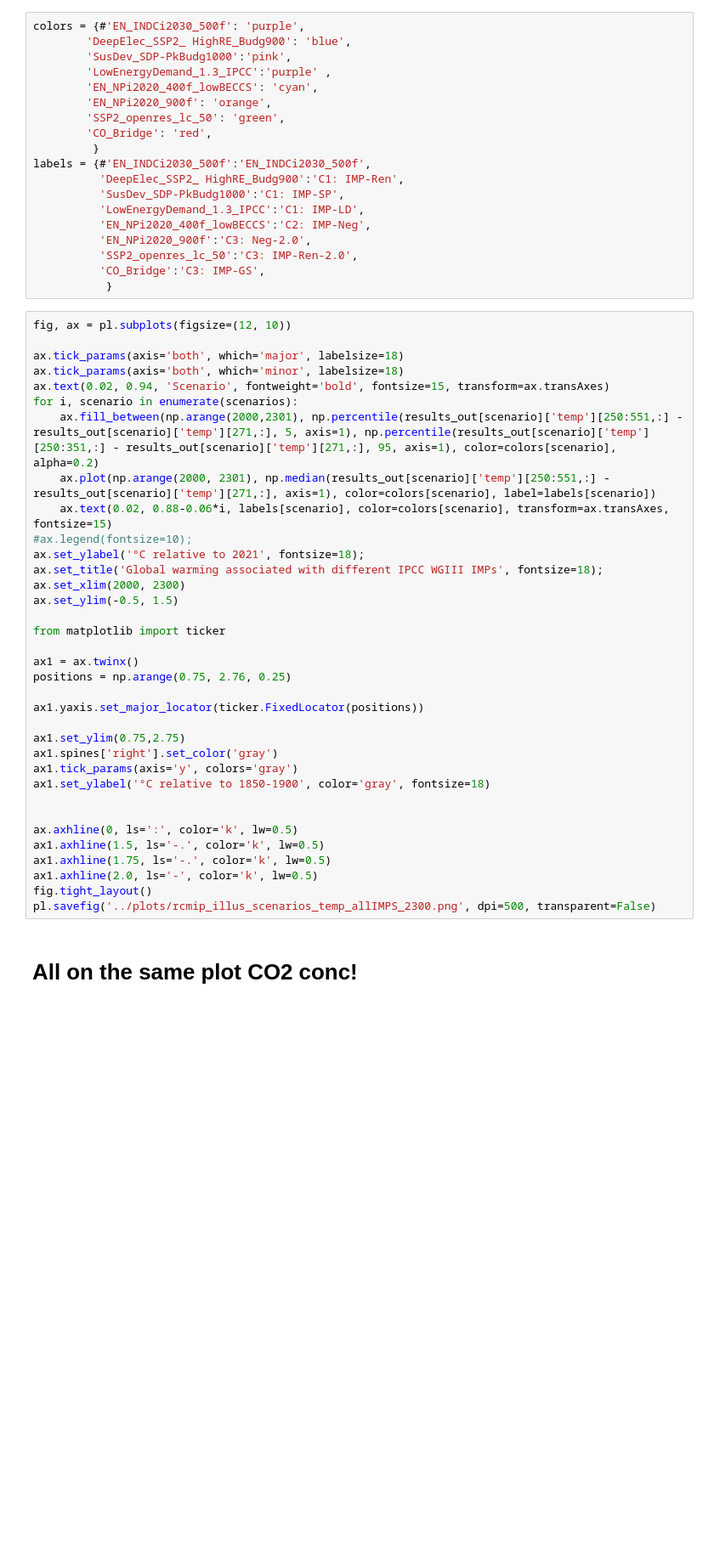
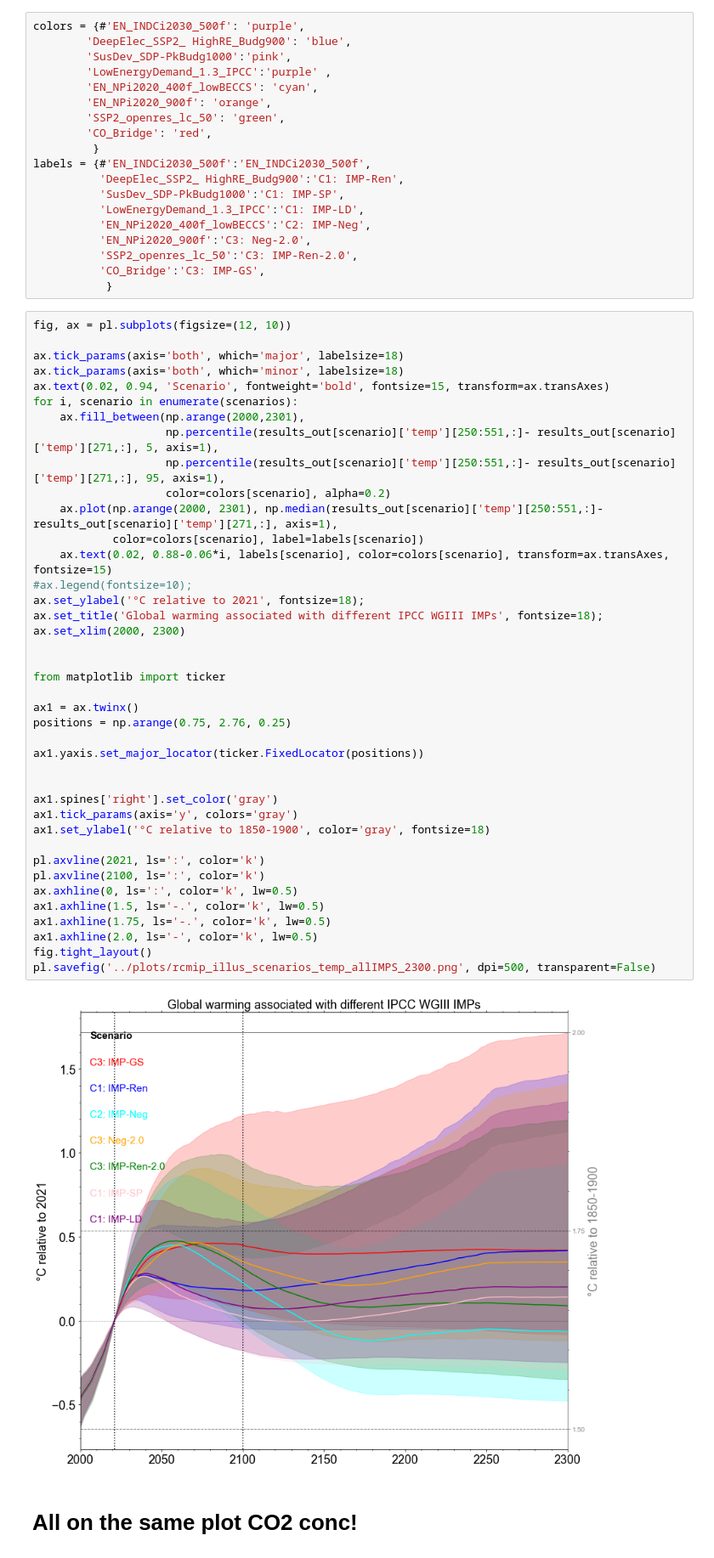
Before and after one commit to camillamathison/FaIR-Spice, a Jupyter notebook: notebooks/run-fair-ar6-illusPath-extended-2300.ipynb, the cells around one changed output. Shown at 85% size. Cells and saved outputs as stored; diff of their text form; blank space fills up the shorter version.

```diff
--- a/notebooks/run-fair-ar6-illusPath-extended-2300.ipynb
+++ b/notebooks/run-fair-ar6-illusPath-extended-2300.ipynb
@@ -605,38 +605,45 @@ labels = {#'EN_INDCi2030_500f':'EN_INDCi2030_500f',
 # %%
 fig, ax = pl.subplots(figsize=(12, 10))
 
 ax.tick_params(axis='both', which='major', labelsize=18)
 ax.tick_params(axis='both', which='minor', labelsize=18)
 ax.text(0.02, 0.94, 'Scenario', fontweight='bold', fontsize=15, transform=ax.transAxes)
 for i, scenario in enumerate(scenarios):
-    ax.fill_between(np.arange(2000,2301), np.percentile(results_out[scenario]['temp'][250:551,:] - results_out[scenario]['temp'][271,:], 5, axis=1), np.percentile(results_out[scenario]['temp'][250:351,:] - results_out[scenario]['temp'][271,:], 95, axis=1), color=colors[scenario], alpha=0.2)
-    ax.plot(np.arange(2000, 2301), np.median(results_out[scenario]['temp'][250:551,:] - results_out[scenario]['temp'][271,:], axis=1), color=colors[scenario], label=labels[scenario])
+    ax.fill_between(np.arange(2000,2301),
+                    np.percentile(results_out[scenario]['temp'][250:551,:]- results_out[scenario]['temp'][271,:], 5, axis=1),
+                    np.percentile(results_out[scenario]['temp'][250:551,:]- results_out[scenario]['temp'][271,:], 95, axis=1),
+                    color=colors[scenario], alpha=0.2)
+    ax.plot(np.arange(2000, 2301), np.median(results_out[scenario]['temp'][250:551,:]- results_out[scenario]['temp'][271,:], axis=1),
+            color=colors[scenario], label=labels[scenario])
     ax.text(0.02, 0.88-0.06*i, labels[scenario], color=colors[scenario], transform=ax.transAxes, fontsize=15)
 #ax.legend(fontsize=10);
 ax.set_ylabel('°C relative to 2021', fontsize=18);
 ax.set_title('Global warming associated with different IPCC WGIII IMPs', fontsize=18);
 ax.set_xlim(2000, 2300)
-ax.set_ylim(-0.5, 1.5)
+
 
 from matplotlib import ticker
 
 ax1 = ax.twinx()
 positions = np.arange(0.75, 2.76, 0.25)
 
 ax1.yaxis.set_major_locator(ticker.FixedLocator(positions))
 
-ax1.set_ylim(0.75,2.75)
+
 ax1.spines['right'].set_color('gray')
 ax1.tick_params(axis='y', colors='gray')
 ax1.set_ylabel('°C relative to 1850-1900', color='gray', fontsize=18)
 
-
+pl.axvline(2021, ls=':', color='k')
+pl.axvline(2100, ls=':', color='k')
 ax.axhline(0, ls=':', color='k', lw=0.5)
 ax1.axhline(1.5, ls='-.', color='k', lw=0.5)
 ax1.axhline(1.75, ls='-.', color='k', lw=0.5)
 ax1.axhline(2.0, ls='-', color='k', lw=0.5)
 fig.tight_layout()
 pl.savefig('../plots/rcmip_illus_scenarios_temp_allIMPS_2300.png', dpi=500, transparent=False)
+# %% [output]
+[figure, added]
 # %% [markdown]
 # All on the same plot CO2 conc!
 # %%
```
Also changed, not shown: parts of 35 cells of this notebook.
